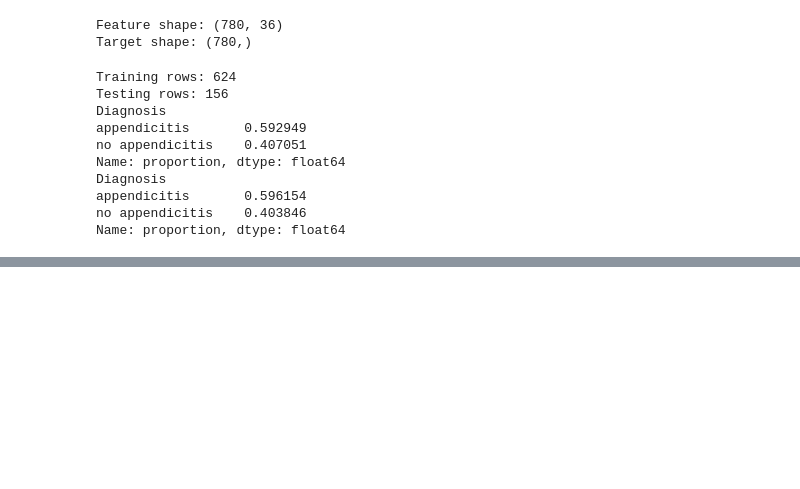
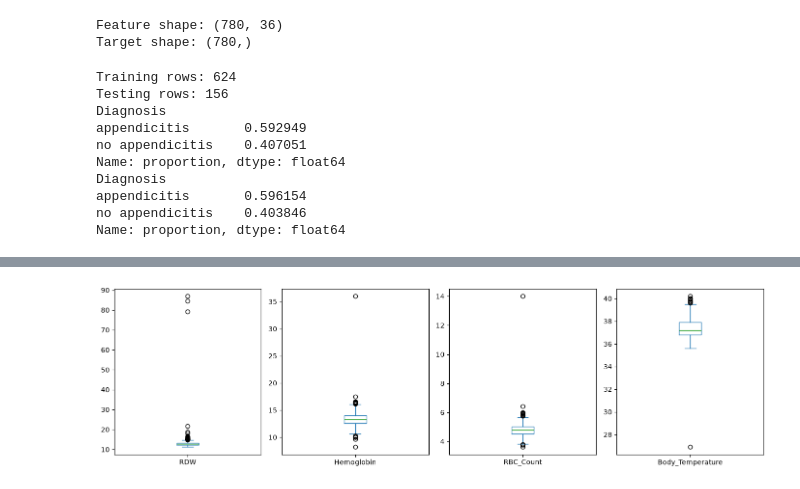
Before and after one commit to Mil9nn/pediatric-appendicitis-ml, a Jupyter notebook: main.ipynb, the cells around one changed output, grey strips where cells are left out. Cells and saved outputs as stored; diff of their text form; code cells hidden in the pictures; blank space fills up the shorter version.

```diff
--- a/main.ipynb
+++ b/main.ipynb
@@ -144,0 +220,9 @@ Name: proportion, dtype: float64
+# %%
+# Boxplots of columns with impossible-looking values
+suspect_cols = ["RDW", "Hemoglobin", "RBC_Count", "Body_Temperature"]
+
+df[suspect_cols].plot(kind="box", subplots=True, layout=(1, 4), figsize=(14, 4))
+plt.tight_layout()
+plt.show()
+# %% [output]
+[figure, added]
```
Also changed, not shown: parts of 15 cells of this notebook.
